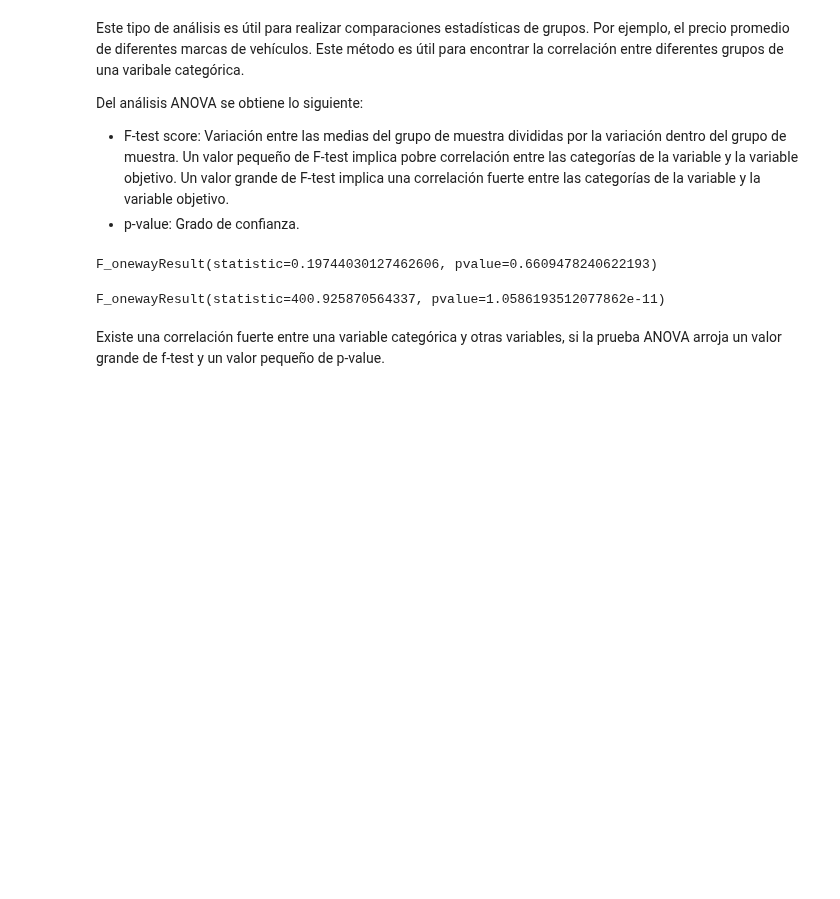
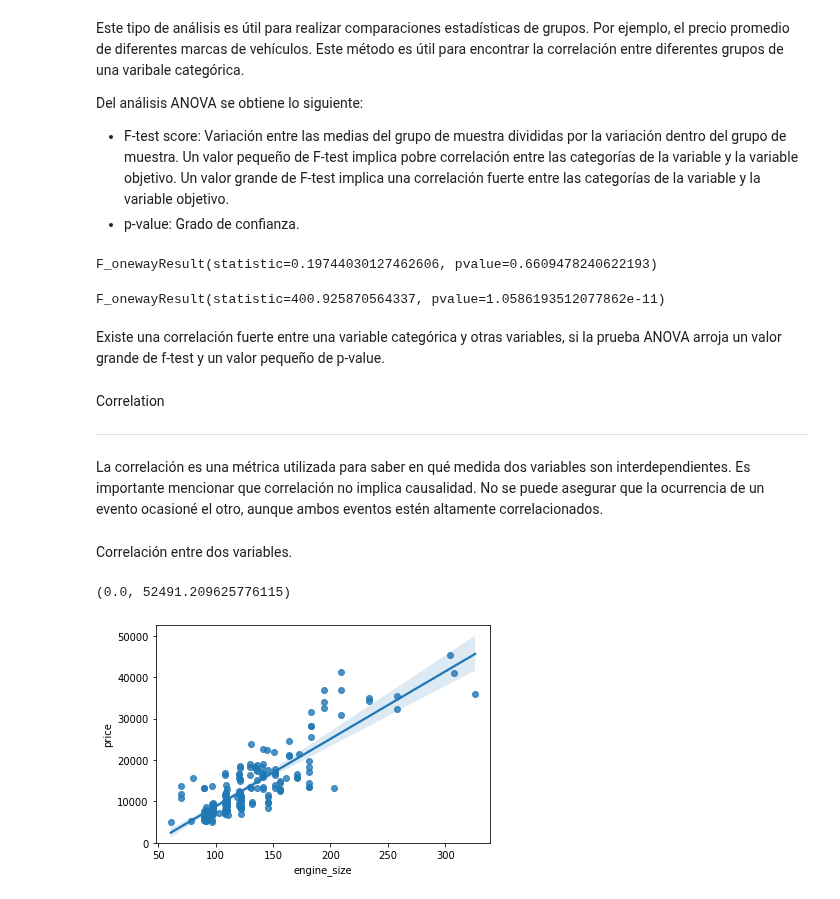
Before and after one commit to PosgradoMNA/actividades-de-aprendizaje-murasakiw, a Jupyter notebook: Semana6_Data_Analysis_with_Python.ipynb, the cells around one changed output. Cells and saved outputs as stored; diff of their text form; code cells hidden in the pictures; blank space fills up the shorter version.

```diff
--- a/Semana6_Data_Analysis_with_Python.ipynb
+++ b/Semana6_Data_Analysis_with_Python.ipynb
@@ -220,3 +220,18 @@ anova_results #Los precios de honda y jaguar son significativamente diferentes,
 F_onewayResult(statistic=400.925870564337, pvalue=1.0586193512077862e-11)
 # %% [markdown]
 Existe una correlación fuerte entre una variable categórica y otras variables, si la prueba ANOVA arroja un valor grande de f-test y un valor pequeño de p-value.
+# %% [markdown]
+Correlation
+___
+# %% [markdown]
+La correlación es una métrica utilizada para saber en qué medida dos variables son interdependientes.
+Es importante mencionar que correlación no implica causalidad. No se puede asegurar que la ocurrencia de un evento ocasioné el otro, aunque ambos eventos estén altamente correlacionados.
+# %% [markdown]
+Correlación entre dos variables.
+# %%
+#Cuando se observa que el comportamiento es similar al de una recta con pendiente positiva, se tiene una correlación positiva
+sns.regplot(x='engine_size', y='price', data=df)
+plt.ylim(0)
+# %% [output]
+(0.0, 52491.209625776115)
+[figure, added]
```
Also changed, not shown: parts of 4 cells of this notebook.
